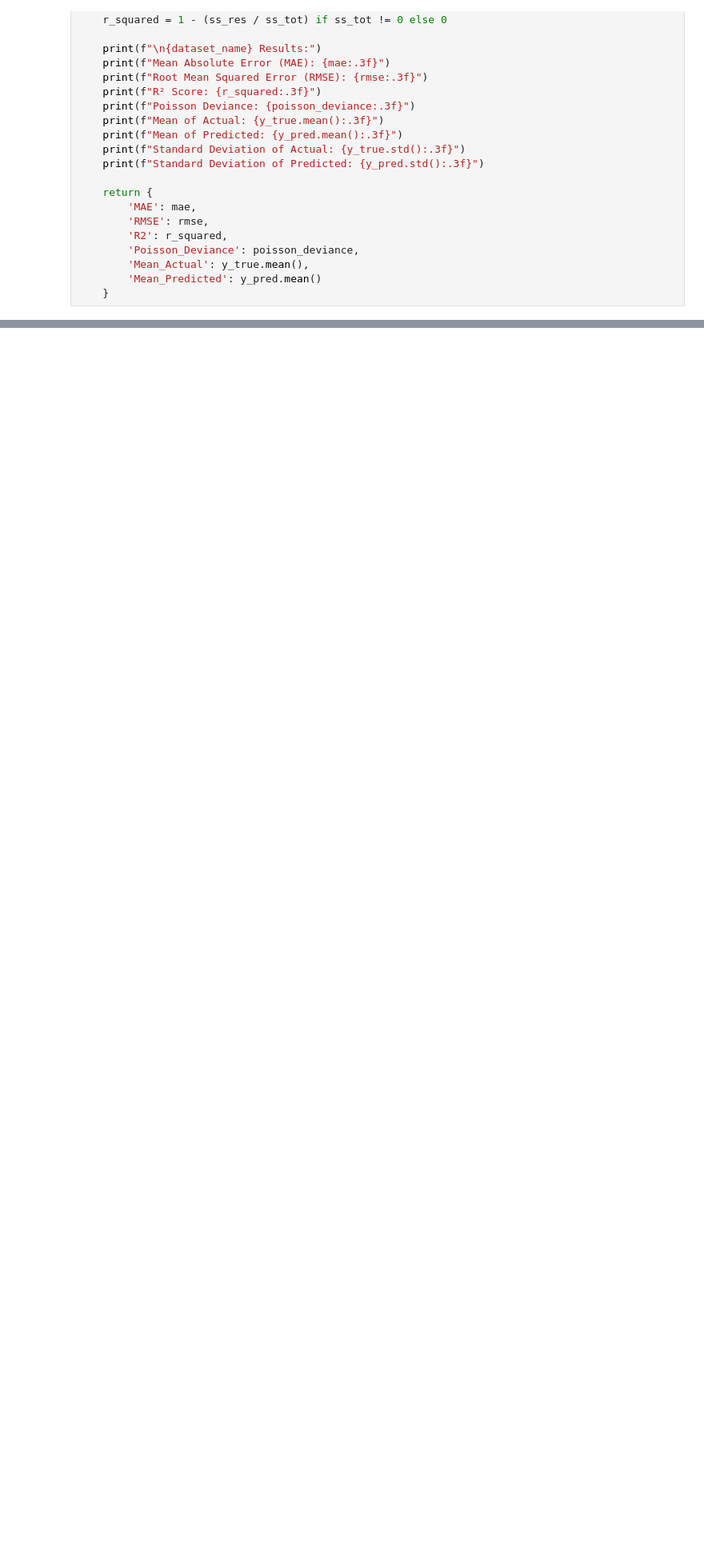
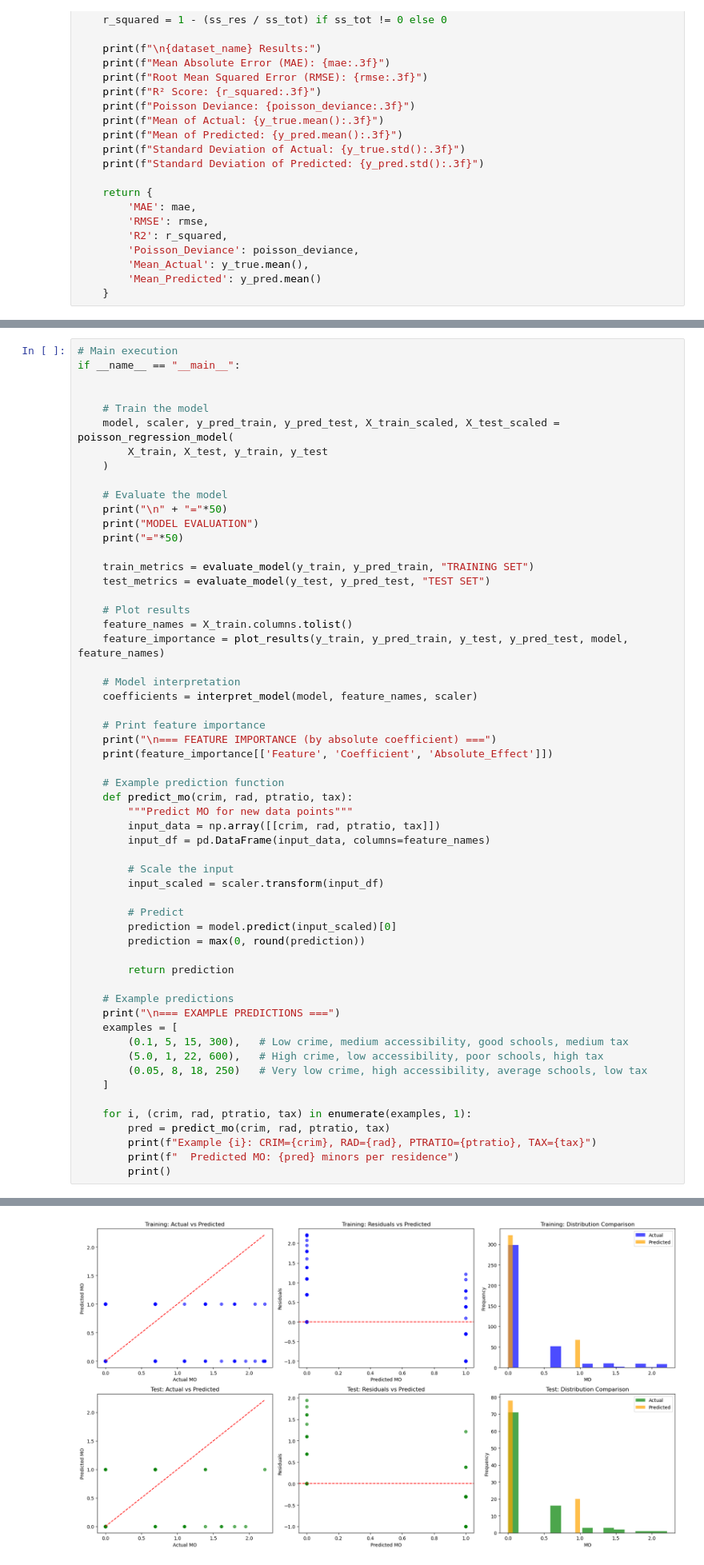
Before and after one commit to PriscilaDenise/Big-Data, a Jupyter notebook: Assignment 2/NO1/try.ipynb, the cells around one changed output, grey strips where cells are left out. Shown at 80% size. Saved outputs shown, nothing was run; the diff lists cells and outputs as text; blank space fills up the shorter version.

Commit message:
model evaluation

```diff
--- a/Assignment 2/NO1/try.ipynb
+++ b/Assignment 2/NO1/try.ipynb
@@ -293,0 +399,58 @@ def evaluate_model(y_true, y_pred, dataset_name):
+# %%
+# Main execution
+if __name__ == "__main__":
+
+
+    # Train the model
+    model, scaler, y_pred_train, y_pred_test, X_train_scaled, X_test_scaled = poisson_regression_model(
+        X_train, X_test, y_train, y_test
+    )
+
+    # Evaluate the model
+    print("\n" + "="*50)
+    print("MODEL EVALUATION")
+    print("="*50)
+
+    train_metrics = evaluate_model(y_train, y_pred_train, "TRAINING SET")
+    test_metrics = evaluate_model(y_test, y_pred_test, "TEST SET")
+
+    # Plot results
+    feature_names = X_train.columns.tolist()
+    feature_importance = plot_results(y_train, y_pred_train, y_test, y_pred_test, model, feature_names)
+
+    # Model interpretation
+    coefficients = interpret_model(model, feature_names, scaler)
+
+    # Print feature importance
+    print("\n=== FEATURE IMPORTANCE (by absolute coefficient) ===")
+    print(feature_importance[['Feature', 'Coefficient', 'Absolute_Effect']])
+
+    # Example prediction function
+    def predict_mo(crim, rad, ptratio, tax):
+        """Predict MO for new data points"""
+        input_data = np.array([[crim, rad, ptratio, tax]])
+        input_df = pd.DataFrame(input_data, columns=feature_names)
+
+        # Scale the input
+        input_scaled = scaler.transform(input_df)
+
+        # Predict
+        prediction = model.predict(input_scaled)[0]
+        prediction = max(0, round(prediction))
+
+        return prediction
+
+    # Example predictions
+    print("\n=== EXAMPLE PREDICTIONS ===")
+    examples = [
+        (0.1, 5, 15, 300),   # Low crime, medium accessibility, good schools, medium tax
+        (5.0, 1, 22, 600),   # High crime, low accessibility, poor schools, high tax
+        (0.05, 8, 18, 250)   # Very low crime, high accessibility, average schools, low tax
+    ]
+
+    for i, (crim, rad, ptratio, tax) in enumerate(examples, 1):
+        pred = predict_mo(crim, rad, ptratio, tax)
+        print(f"Example {i}: CRIM={crim}, RAD={rad}, PTRATIO={ptratio}, TAX={tax}")
+        print(f"  Predicted MO: {pred} minors per residence")
+        print()
+# %% [output]
@@ -293,0 +474 @@ def evaluate_model(y_true, y_pred, dataset_name):
+[figure, added]
```
Also changed, not shown: parts of 4 cells of this notebook.
